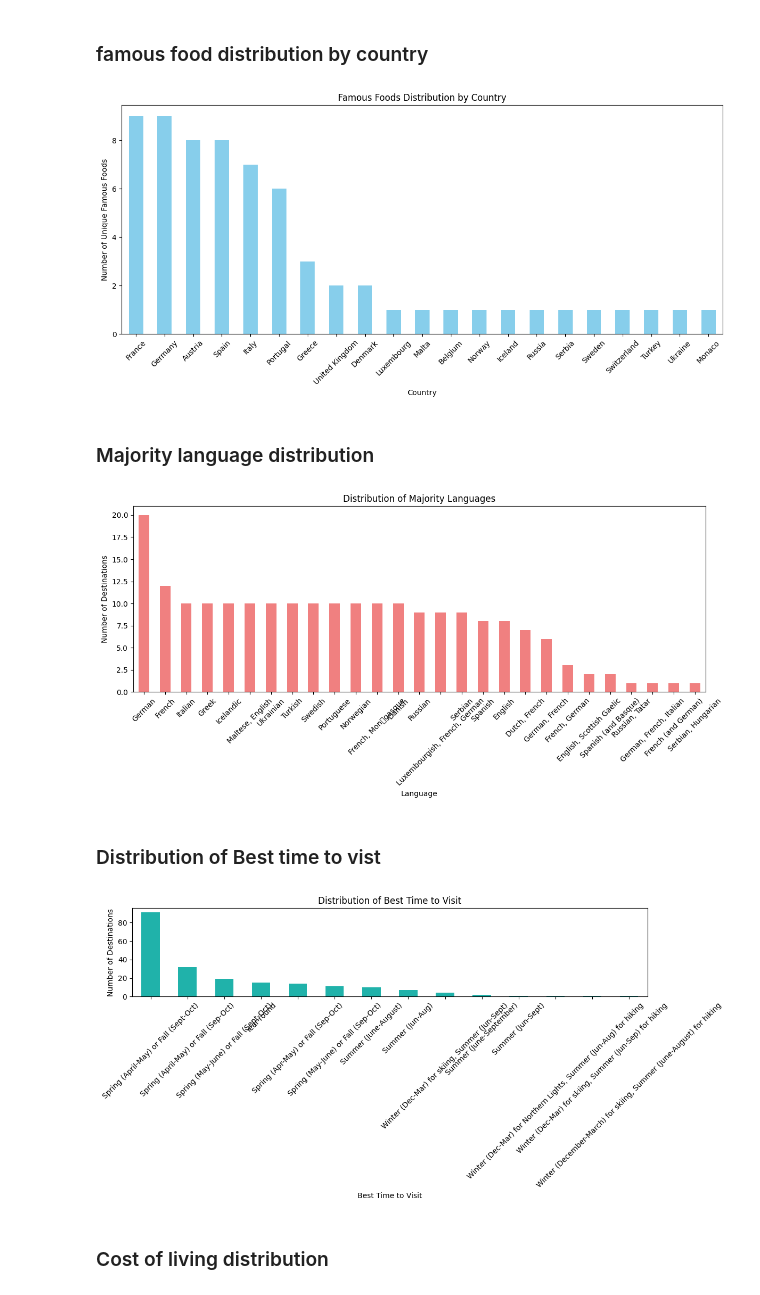
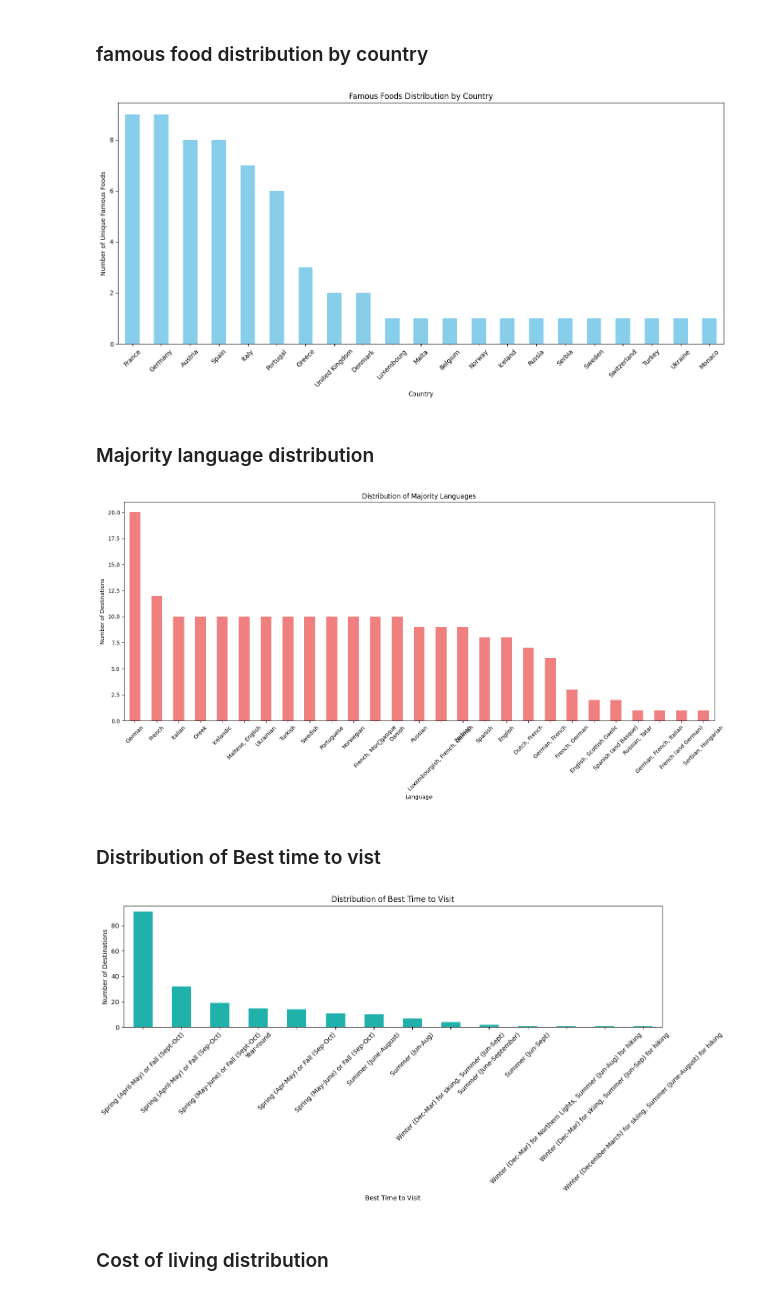
Before and after one commit to narender5162/DSPROJECT, a Jupyter notebook: DSPROJECT.ipynb, the cells around one changed output. Saved outputs shown, nothing was run; the diff lists cells and outputs as text; code cells hidden in the pictures.

```diff
--- a/DSPROJECT.ipynb
+++ b/DSPROJECT.ipynb
@@ -262,7 +258,7 @@ plt.show()
 famous_food_count = cleaned_data.groupby('Country')['Famous Foods'].nunique()
 
 # Visualization: Bar chart for famous foods distribution by country
-plt.figure(figsize=(12, 6))
+plt.figure(figsize=(14, 7))
 famous_food_count.sort_values(ascending=False).plot(kind='bar', color='skyblue')
 plt.xlabel('Country')
 plt.ylabel('Number of Unique Famous Foods')
@@ -271,29 +267,36 @@ plt.xticks(rotation=45)
 plt.tight_layout()
 plt.show()
 # %% [output]
-[figure, old version]
+[figure, new version]
 # %% [markdown]
 ### Majority language distribution
 # %%
 # Majority Language Distribution
 language_distribution = cleaned_data['Language'].value_counts()
-plt.figure(figsize=(12, 6))
+cleaned_data['Language'] = (
+    cleaned_data['Language']
+    .str.normalize('NFKD')
+    .str.encode('ascii', errors='ignore')
+    .str.decode('utf-8')
+)
+
+plt.figure(figsize=(16, 8))
 language_distribution.plot(kind='bar', color='lightcoral')
 plt.xlabel('Language')
 plt.ylabel('Number of Destinations')
 plt.title('Distribution of Majority Languages')
 plt.xticks(rotation=45)
 plt.tight_layout()
 plt.show()
 # %% [output]
-[figure, old version]
+[figure, new version]
 # %% [markdown]
 ### Distribution of  Best time to vist
 # %%
 # Best Time to Visit Distribution
 best_time_distribution = cleaned_data['Best Time to Visit'].value_counts()
 
-plt.figure(figsize=(12, 6))
+plt.figure(figsize=(14, 7))
 best_time_distribution.plot(kind='bar', color='lightseagreen')
 plt.xlabel('Best Time to Visit')
 plt.ylabel('Number of Destinations')
@@ -302,7 +305,7 @@ plt.xticks(rotation=45)
 plt.tight_layout()
 plt.show()
 # %% [output]
-[figure, old version]
+[figure, new version]
 # %% [markdown]
 ### Cost of living distribution
 # %%
```
Also changed, not shown: parts of 8 cells of this notebook.
